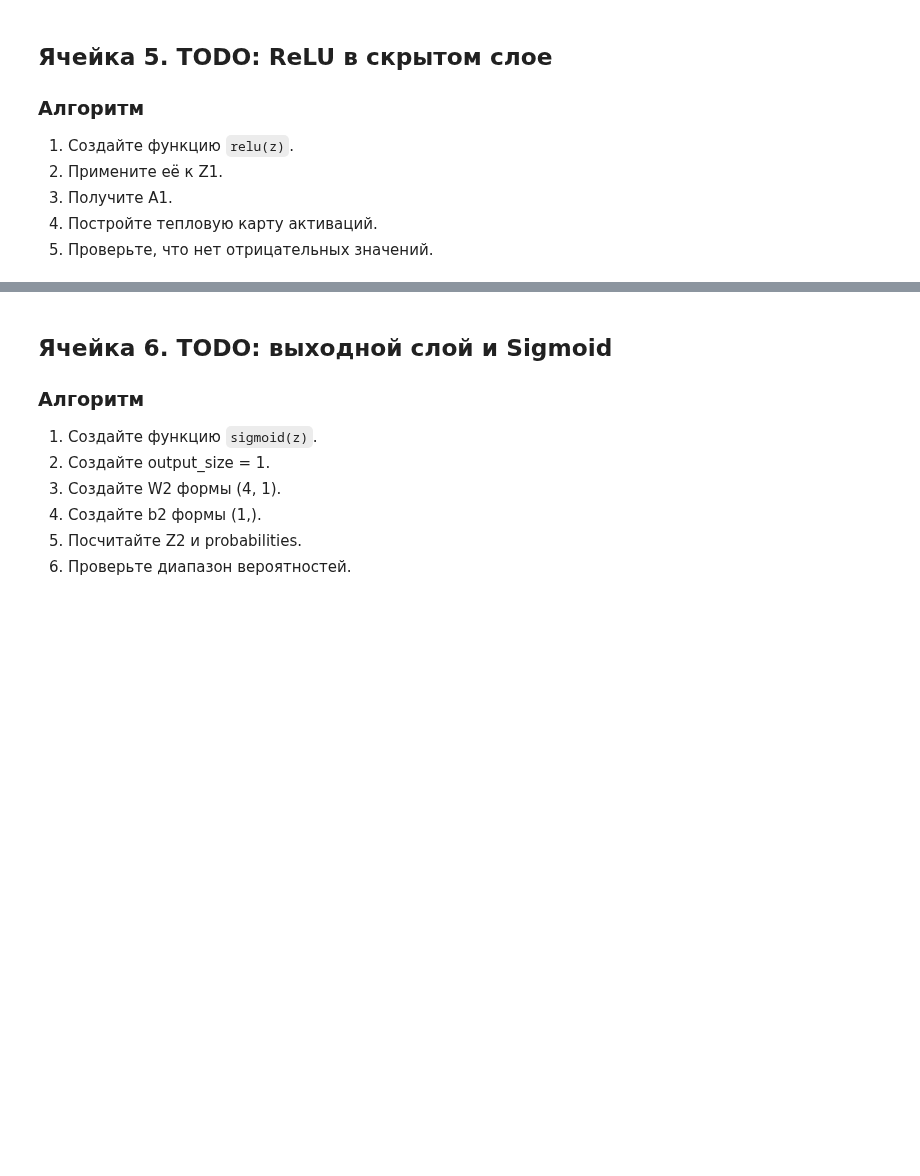
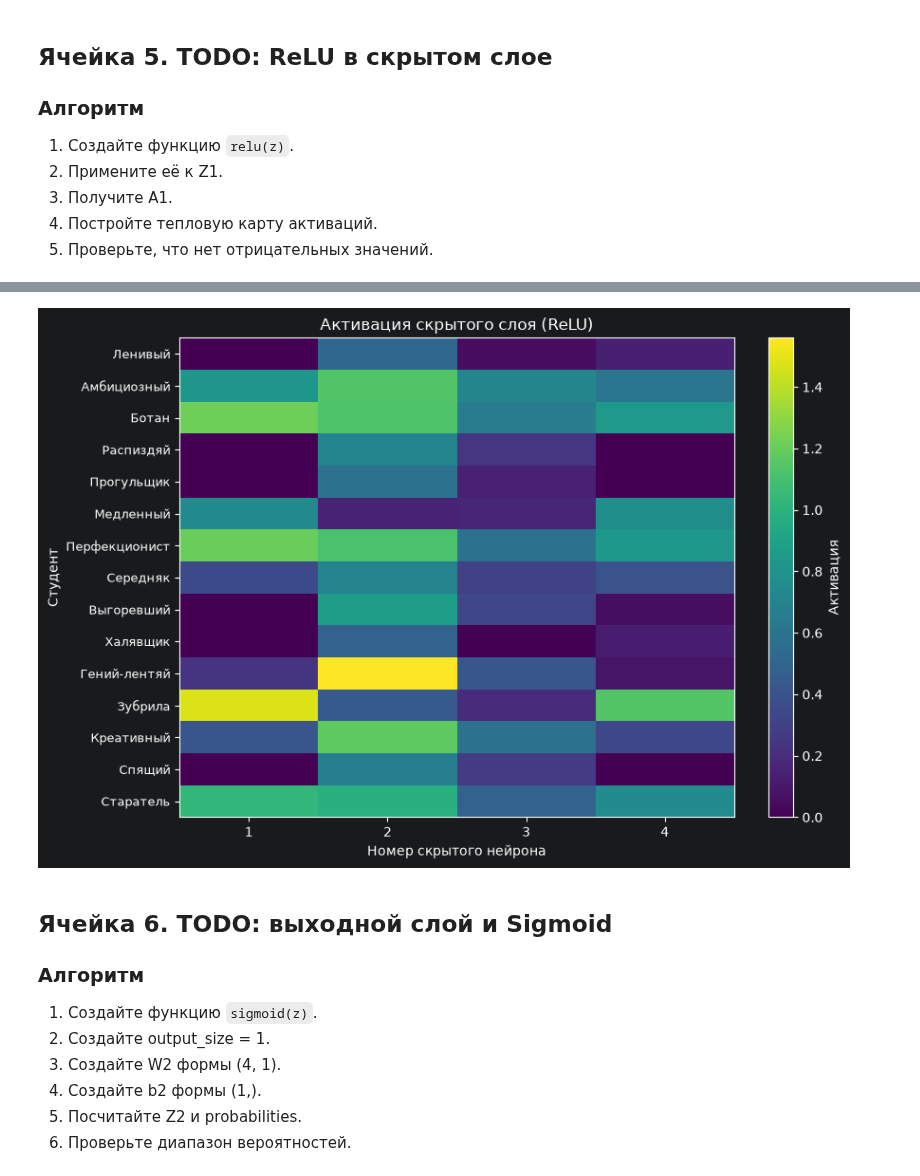
Before and after one commit to FelixTheCatW/study-dml, a Jupyter notebook: src/notebooks/block8_lesson02_mlp_forward_todo.ipynb, the cells around one changed output, grey strips where cells are left out. Cells and saved outputs as stored; diff of their text form; code cells hidden in the pictures; blank space fills up the shorter version.

```diff
--- a/src/notebooks/block8_lesson02_mlp_forward_todo.ipynb
+++ b/src/notebooks/block8_lesson02_mlp_forward_todo.ipynb
@@ -221,11 +294,18 @@ count_parameters(input_size, hidden_size, output_size)
 4. Проверьте форму результата.
 # %%
 # TODO: создайте функцию dense_layer(X, W, b)
+def dense_layer(X, W, b):
+    return X @ W + b
+
 
 # TODO: посчитайте Z1
-
+Z1 = dense_layer(X, W1, b1)
 # TODO: выведите Z1
-
+print("Z1 - выход скрытого слоя до активации:")
+print(np.round(Z1, 3))
+print("Форма Z1:", Z1.shape)
 # TODO: assert Z1.shape == (6, 4)
-
+assert Z1.shape == (15, 4)
 # TODO: проверьте первый элемент вручную
+manual_first_value = X[0] @ W1[:, 0] + b1[0]
+assert abs(Z1[0, 0] - manual_first_value) < 1e-9
@@ -241,13 +339,64 @@ count_parameters(input_size, hidden_size, output_size)
 5. Проверьте, что нет отрицательных значений.
 # %%
 # TODO: создайте функцию relu(z)
+def relu(z):
+    return np.maximum(0, z)
 
+
+A1 = relu(Z1)
 # TODO: посчитайте A1
-
+print("A1 - выходного слоя после ReLU:")
 # TODO: выведите A1
+print(np.round(A1, 3))
 
 # TODO: постройте plt.imshow(A1)
+import matplotlib.pyplot as plt
 
+# Имена — ровно в том порядке, в каком студенты лежат в X (строки 0..14)
+names = [
+    "Ленивый",  # 0
+    "Амбициозный",  # 1
+    "Ботан",  # 2
+    "Распиздяй",  # 3
+    "Прогульщик",  # 4
+    "Медленный",  # 5
+    "Перфекционист",  # 6
+    "Середняк",  # 7
+    "Выгоревший",  # 8
+    "Халявщик",  # 9
+    "Гений-лентяй",  # 10
+    "Зубрила",  # 11
+    "Креативный",  # 12
+    "Спящий",  # 13
+    "Старатель",  # 14
+]
+assert len(names) == A1.shape[0], "Имён должно быть столько же, сколько строк в A1"
+
+fig, ax = plt.subplots(figsize=(9, 6))
+im = ax.imshow(A1, aspect="auto", cmap="viridis")
+
+# --- Ось X: нейроны 1–4 ---
+ax.set_xticks(range(A1.shape[1]))  # позиции 0,1,2,3
+ax.set_xticklabels(range(1, A1.shape[1] + 1))  # подписи 1,2,3,4
+ax.set_xlabel("Номер скрытого нейрона")
+
+# --- Ось Y: имена студентов ---
+ax.set_yticks(range(A1.shape[0]))  # позиции 0..14
+ax.set_yticklabels(names, fontsize=9)
+ax.set_ylabel("Студент")
+
+ax.set_title("Активация скрытого слоя (ReLU)")
+
+cbar = fig.colorbar(im, ax=ax)
+cbar.set_label("Активация")
+
+plt.tight_layout()
+plt.show()
 # TODO: добавьте colorbar, title, xlabel, ylabel
 
 # TODO: assert A1.min() >= 0
+assert A1.shape == Z1.shape
+assert A1.min() >= 0
+assert relu(-5) == 0
+assert relu(3) == 3
+# %% [output]
@@ -254,3 +419,4 @@ count_parameters(input_size, hidden_size, output_size)
+[figure, added]
 # %% [markdown]
 ## Ячейка 6. TODO: выходной слой и Sigmoid
 
```
Also changed, not shown: parts of 10 cells of this notebook, 1 other file.
